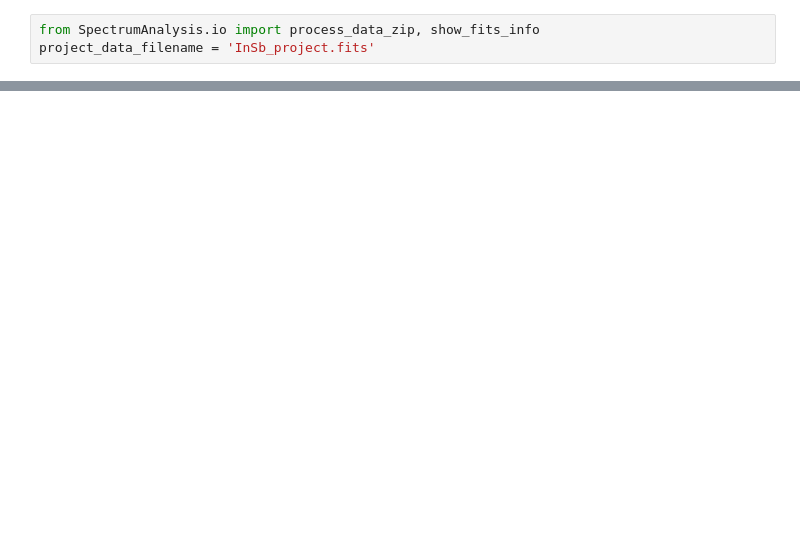
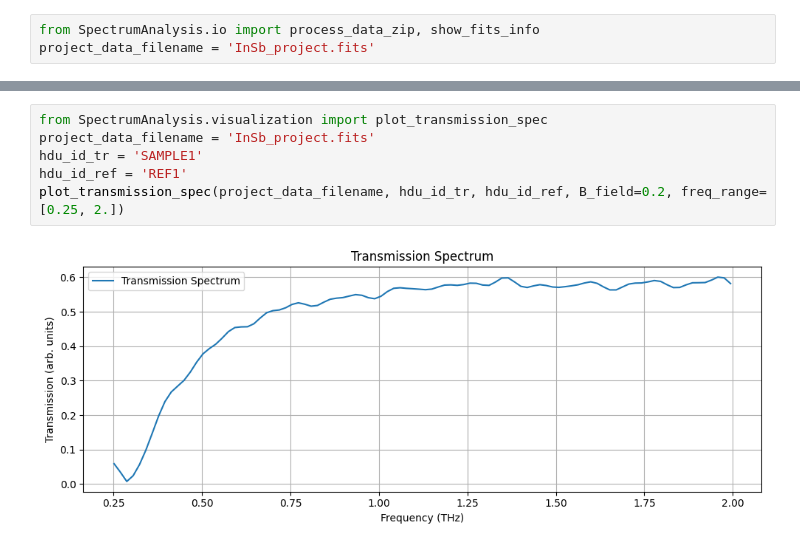
Before and after one commit to CrazyAncestor/SpectrumAnalysis, a Jupyter notebook: demo/InSb.ipynb, the cells around one changed output, grey strips where cells are left out. Drawn from its saved outputs; the diff is of its cells as text; blank space fills up the shorter version.

Commit message:
visualization

```diff
--- a/demo/InSb.ipynb
+++ b/demo/InSb.ipynb
@@ -70,0 +101,8 @@ plot_fft_from_fits("Ey_minor_InSb_70K.fits", zero_padding_ratio=2.0, plot_time_d
+# %%
+from SpectrumAnalysis.visualization import plot_transmission_spec
+project_data_filename = 'InSb_project.fits'
+hdu_id_tr = 'SAMPLE1'
+hdu_id_ref = 'REF1'
+plot_transmission_spec(project_data_filename, hdu_id_tr, hdu_id_ref, B_field=0.2, freq_range=[0.25, 2.])
+# %% [output]
+[figure, added]
```
Also changed, not shown: parts of 17 cells of this notebook, 3 other files.
